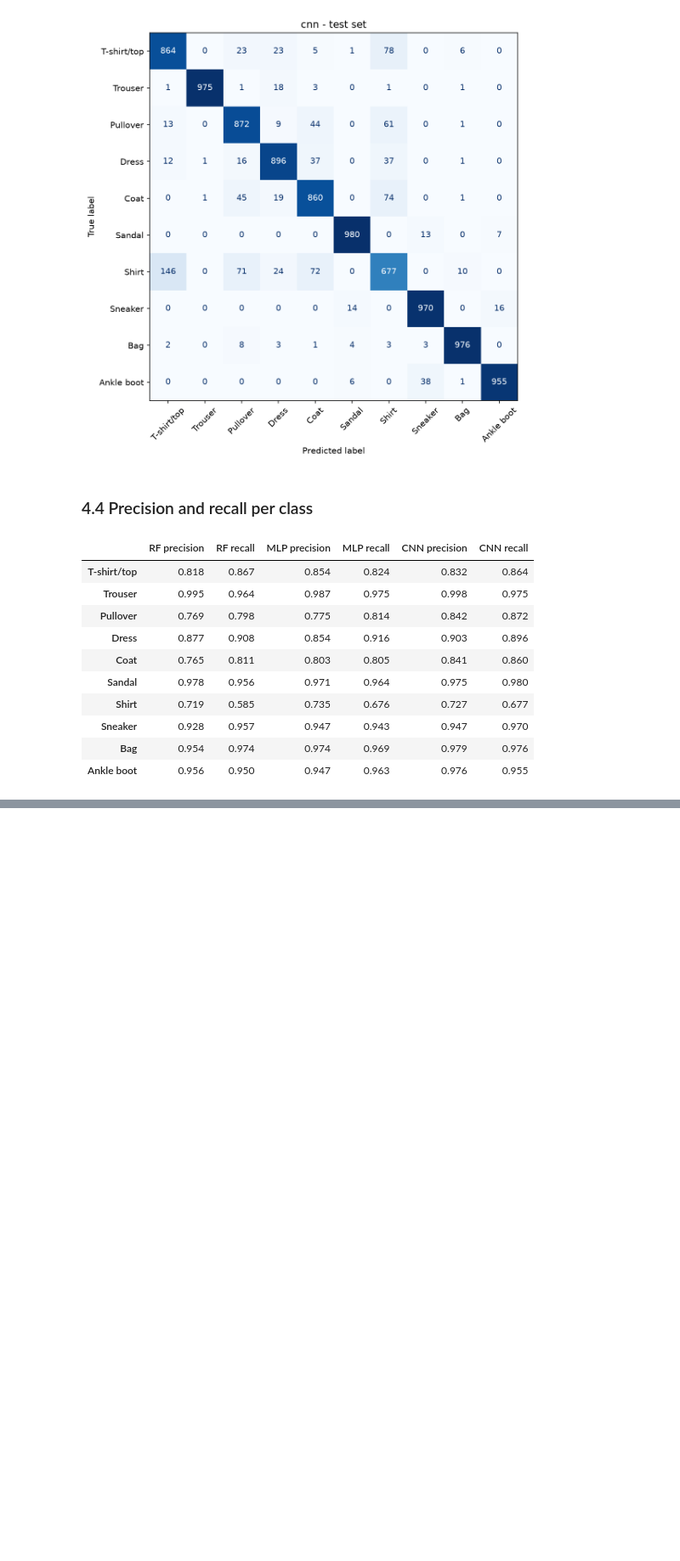
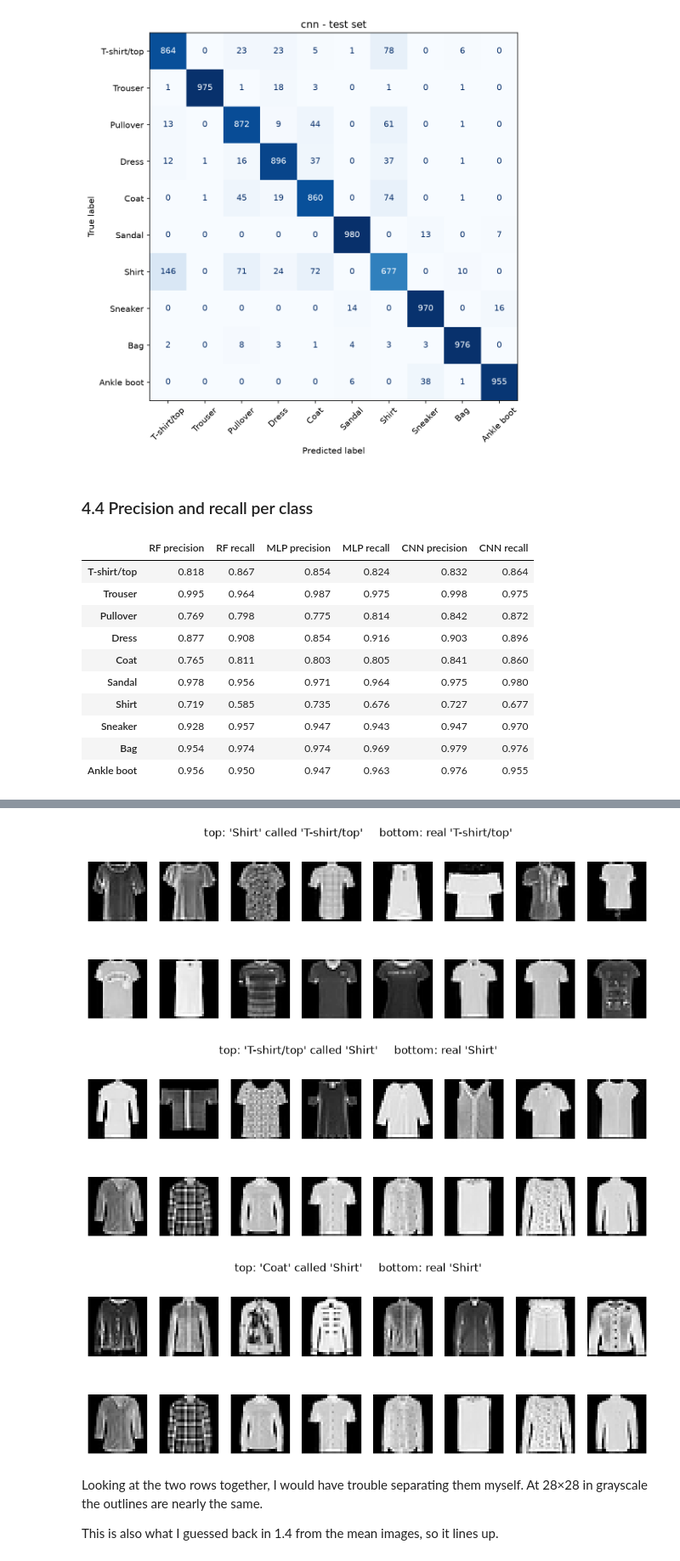
Before and after one commit to dinosmuc/fashion-mnist-benchmark, a Jupyter notebook: notebooks/report.ipynb, the cells around one changed output, grey strips where cells are left out. Shown at 85% size. Drawn from its saved outputs; the diff is of its cells as text; code cells hidden in the pictures; blank space fills up the shorter version.

Commit message:
Adding error analysis to the notebook

```diff
--- a/notebooks/report.ipynb
+++ b/notebooks/report.ipynb
@@ -588,0 +608,4 @@ per_class_table()
+# %%
+from sklearn.metrics import recall_score
+
+predictions = {"RF": rf_test_pred, "MLP": mlp_test_pred, "CNN": cnn_test_pred}
@@ -588,0 +616,7 @@ per_class_table()
+# %%
+recall = pd.DataFrame(index=CLASS_NAMES)
+
+for name, pred in predictions.items():
+    recall[name] = recall_score(y_test, pred, average=None)
+
+recall.round(3).sort_values("CNN")
@@ -588,0 +691,33 @@ per_class_table()
+# %%
+def show_errors(pred, true_name, pred_name, n=8):
+    """Top row: images of true_name this model labelled pred_name.
+    Bottom row: real examples of pred_name, for comparison."""
+
+    true_class = CLASS_NAMES.index(true_name)
+    pred_class = CLASS_NAMES.index(pred_name)
+
+    mistakes = np.where((y_test == true_class) & (pred == pred_class))[0][:n]
+    examples = np.where(y_test == pred_class)[0][:n]
+
+    fig, axs = plt.subplots(2, n, figsize=(n * 1.4, 3.6))
+    for row, idx in enumerate((mistakes, examples)):
+        for ax, i in zip(axs[row], idx, strict=False):
+            ax.imshow(X_test[i].reshape(28, 28), cmap="gray")
+    for ax in axs.ravel():
+        ax.axis("off")
+
+    fig.suptitle(f"top: '{true_name}' called '{pred_name}'     bottom: real '{pred_name}'")
+# %%
+top_pairs = pairs.sort_values("CNN", ascending=False).head(3).index
+
+for true_name, pred_name in top_pairs:
+    show_errors(cnn_test_pred, true_name, pred_name)
+# %% [output]
+[figure, added]
+[figure, added]
+[figure, added]
+# %% [markdown]
+Looking at the two rows together, I would have trouble separating them myself.
+At 28×28 in grayscale the outlines are nearly the same.
+
+This is also what I guessed back in 1.4 from the mean images, so it lines up.
```
Also changed, not shown: parts of 24 cells of this notebook.
